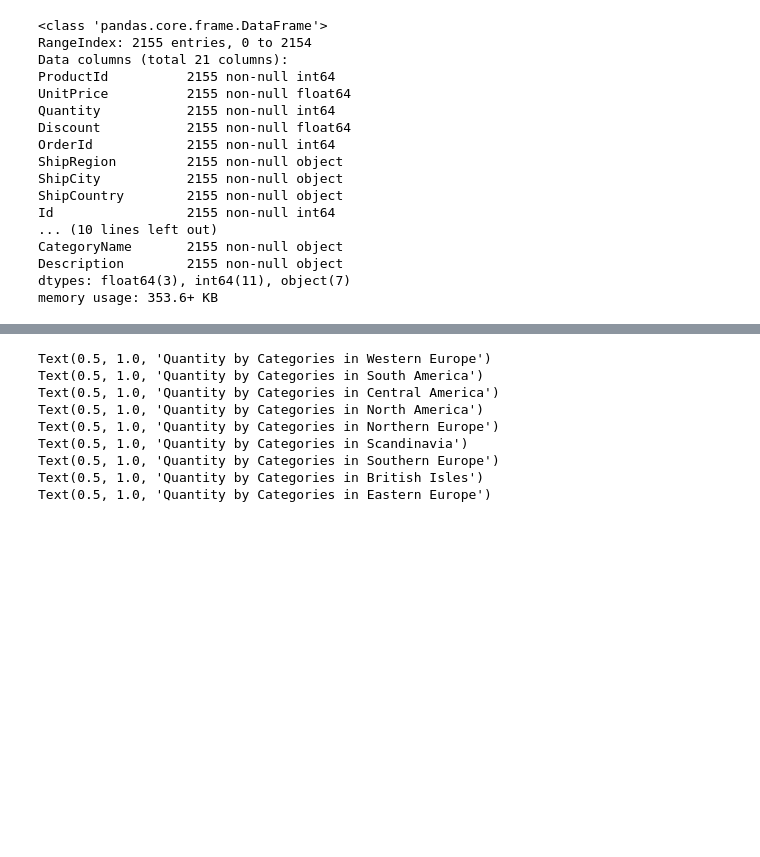
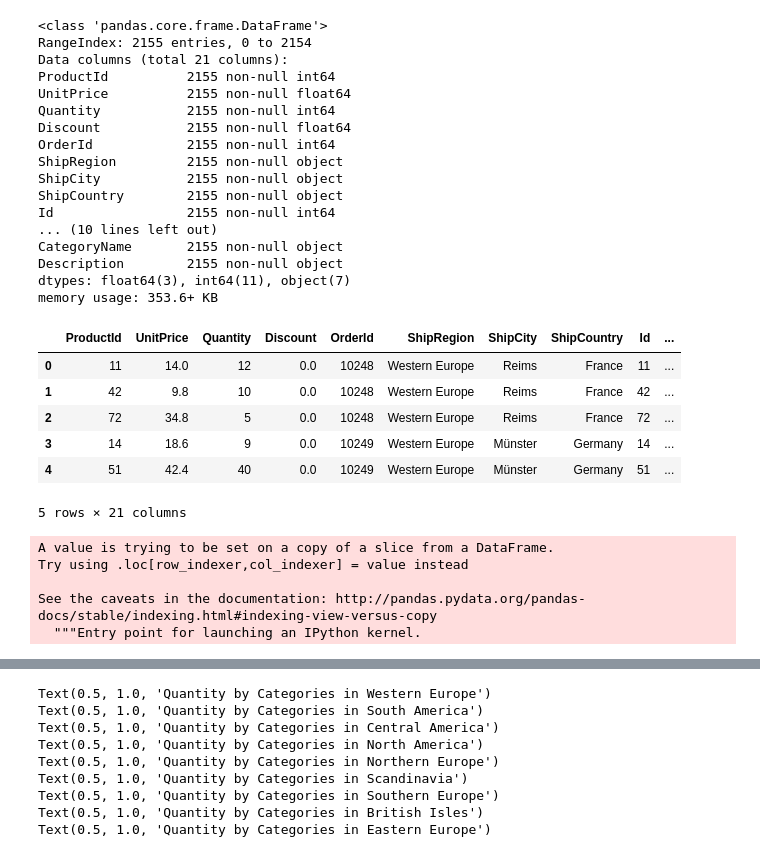
Before and after one commit to bonniema/HypothesisTesting-NorthwindEcommerce, a Jupyter notebook: Mod3 Project_1121_bm.ipynb, the cells around one changed output, grey strips where cells are left out. Saved outputs shown, nothing was run; the diff lists cells and outputs as text; code cells hidden in the pictures; blank space fills up the shorter version.

```diff
--- a/Mod3 Project_1121_bm.ipynb
+++ b/Mod3 Project_1121_bm.ipynb
@@ -735,5 +739,15 @@ CategoryName       2155 non-null object
 Description        2155 non-null object
 dtypes: float64(3), int64(11), object(7)
 memory usage: 353.6+ KB
+# %%
+df.head()
+# %% [output]
+|  | ProductId | UnitPrice | Quantity | Discount | OrderId | ShipRegion | ShipCity | ShipCountry | Id | ... |
+| 0 | 11 | 14.0 | 12 | 0.0 | 10248 | Western Europe | Reims | France | 11 | ... |
+| 1 | 42 | 9.8 | 10 | 0.0 | 10248 | Western Europe | Reims | France | 42 | ... |
+| 2 | 72 | 34.8 | 5 | 0.0 | 10248 | Western Europe | Reims | France | 72 | ... |
+| 3 | 14 | 18.6 | 9 | 0.0 | 10249 | Western Europe | Münster | Germany | 14 | ... |
+| 4 | 51 | 42.4 | 40 | 0.0 | 10249 | Western Europe | Münster | Germany | 51 | ... |
+5 rows × 21 columns
 # %%
 df = df.drop(columns=['Id','Id:1'])
@@ -739,0 +756,8 @@ df = df.drop(columns=['Id','Id:1'])
+# %%
+data['Quantity']=[float(x) for x in data['Quantity']]
+# %% [output]
+A value is trying to be set on a copy of a slice from a DataFrame.
+Try using .loc[row_indexer,col_indexer] = value instead
+
+See the caveats in the documentation: http://pandas.pydata.org/pandas-docs/stable/indexing.html#indexing-view-versus-copy
+  """Entry point for launching an IPython kernel.
```
Also changed, not shown: parts of 7 cells of this notebook.
